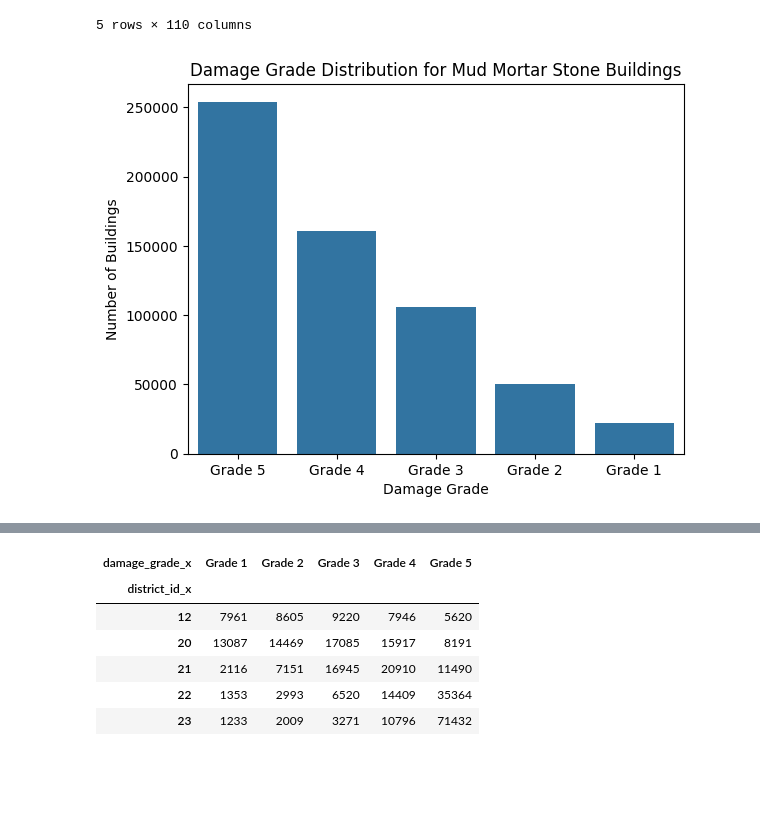
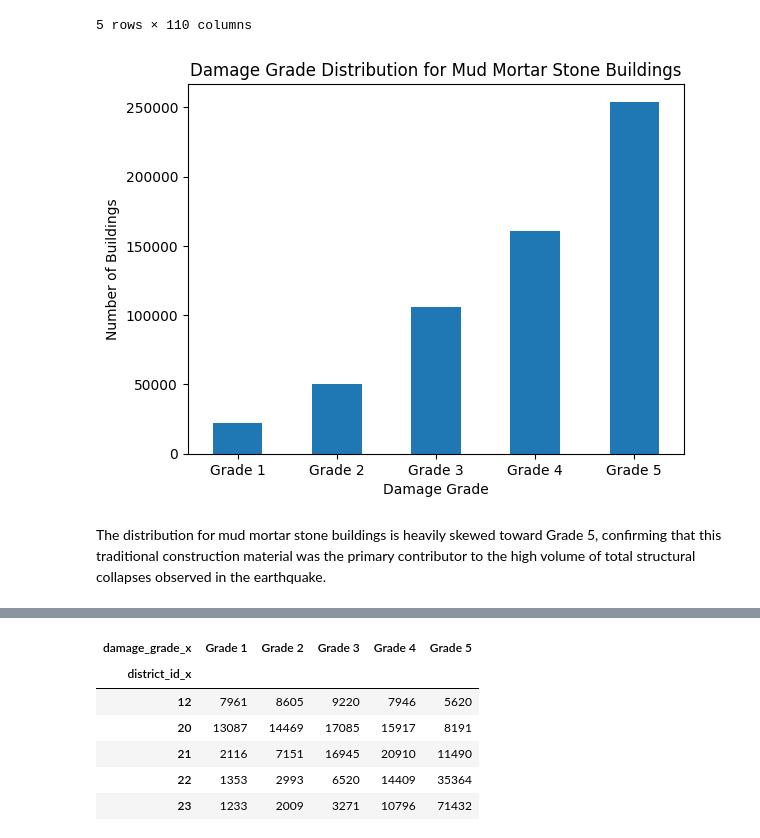
Before and after one commit to jfrancinel/building-damage-eda, a Jupyter notebook: eda.ipynb, the cells around one changed output, grey strips where cells are left out. Cells and saved outputs as stored; diff of their text form; code cells hidden in the pictures; blank space fills up the shorter version.

```diff
--- a/eda.ipynb
+++ b/eda.ipynb
@@ -138,15 +188,21 @@ mud_mortar_df.head()
 | 4 | 120101000051 | 12 | 1207 | 120703 | 1 | 1 | ... |
 5 rows × 110 columns
 # %%
-# plot for mud_mortar_stone only
 mmstone_df = merged_df[merged_df["primary_material"] == "mud_mortar_stone"]
 
-sns.countplot(x="damage_grade_x",
-              data=mmstone_df,
-              order=mmstone_df["damage_grade_x"].value_counts().index)
-plt.title("Damage Grade Distribution for Mud Mortar Stone Buildings")
+mmstone_damage_counts = (
+    mmstone_df["damage_grade_x"]
+    .value_counts()
+    .reindex(grade_order)
+)
+
+mmstone_damage_counts.plot(kind="bar")
 plt.xlabel("Damage Grade")
 plt.ylabel("Number of Buildings")
+plt.title("Damage Grade Distribution for Mud Mortar Stone Buildings")
+plt.xticks(rotation=0)
 plt.show()
 # %% [output]
-[figure, old version]
+[figure, new version]
+# %% [markdown]
+The distribution for mud mortar stone buildings is heavily skewed toward Grade 5, confirming that this traditional construction material was the primary contributor to the high volume of total structural collapses observed in the earthquake.
```
Also changed, not shown: parts of 27 cells of this notebook.
